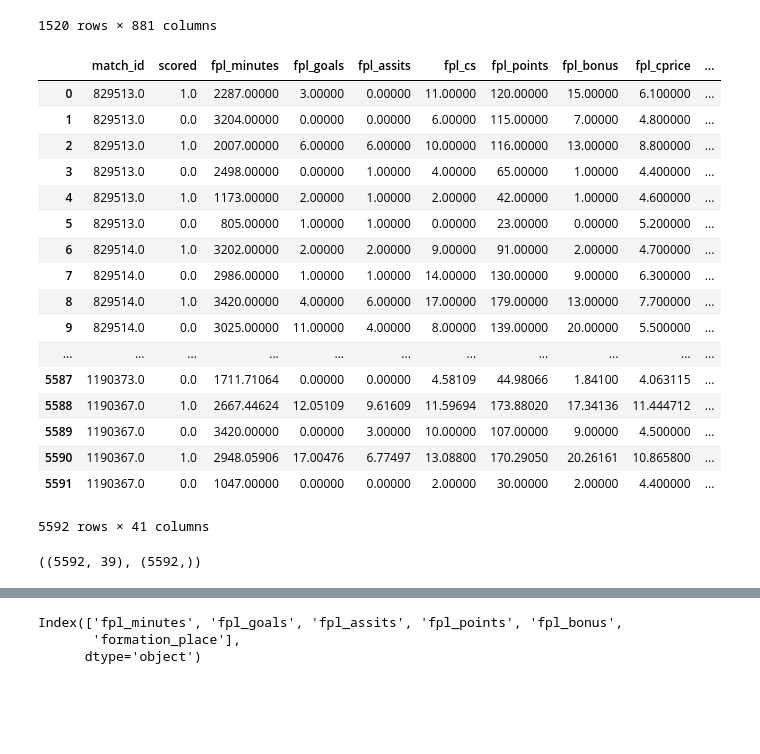
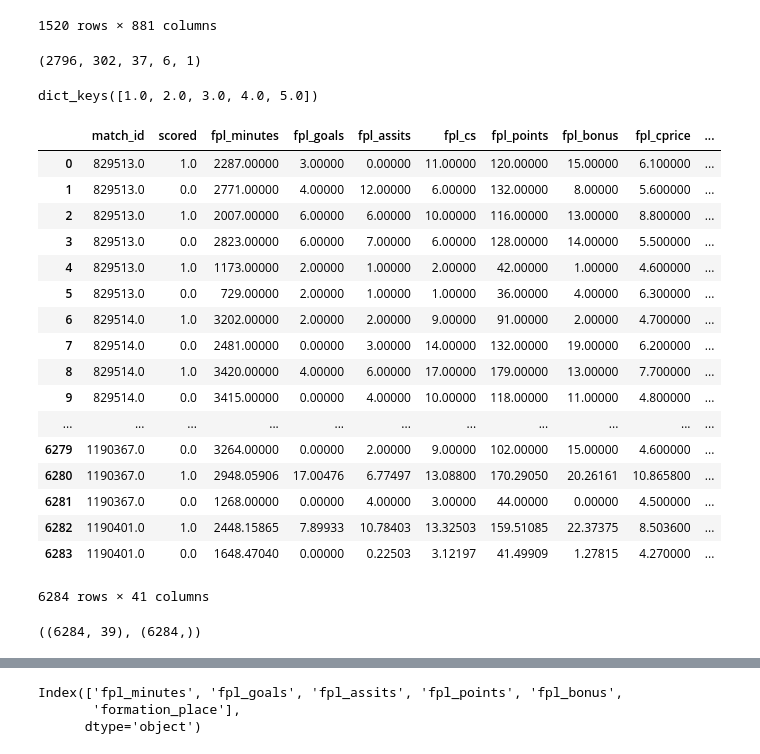
Before and after one commit to DeniSusanto/premier_league_data_mining, a Jupyter notebook: player_goal_prediction.ipynb, the cells around one changed output, grey strips where cells are left out. Saved outputs shown, nothing was run; the diff lists cells and outputs as text; code cells hidden in the pictures; blank space fills up the shorter version.

```diff
--- a/player_goal_prediction.ipynb
+++ b/player_goal_prediction.ipynb
@@ -200,26 +349,34 @@ complete_season_df
+# %%
+len(players_goal_dict[1]), len(players_goal_dict[2]),len(players_goal_dict[3]),len(players_goal_dict[4]),len(players_goal_dict[5])
+# %% [output]
+(2796, 302, 37, 6, 1)
+# %%
+players_goal_dict.keys()
+# %% [output]
+dict_keys([1.0, 2.0, 3.0, 4.0, 5.0])
 # %%
-goal_pred_path = "master_data_ver2/goal_prediction.csv"
+goal_pred_path = "master_data_ver2/goal_prediction_UPDATED.csv"
 goal_pred_df = pd.read_csv(goal_pred_path)
 goal_pred_df
 # %% [output]
 |  | match_id | scored | fpl_minutes | fpl_goals | fpl_assits | fpl_cs | fpl_points | fpl_bonus | fpl_cprice | ... |
 | 0 | 829513.0 | 1.0 | 2287.00000 | 3.00000 | 0.00000 | 11.00000 | 120.00000 | 15.00000 | 6.100000 | ... |
-| 1 | 829513.0 | 0.0 | 3204.00000 | 0.00000 | 0.00000 | 6.00000 | 115.00000 | 7.00000 | 4.800000 | ... |
+| 1 | 829513.0 | 0.0 | 2771.00000 | 4.00000 | 12.00000 | 6.00000 | 132.00000 | 8.00000 | 5.600000 | ... |
 | 2 | 829513.0 | 1.0 | 2007.00000 | 6.00000 | 6.00000 | 10.00000 | 116.00000 | 13.00000 | 8.800000 | ... |
-| 3 | 829513.0 | 0.0 | 2498.00000 | 0.00000 | 1.00000 | 4.00000 | 65.00000 | 1.00000 | 4.400000 | ... |
+| 3 | 829513.0 | 0.0 | 2823.00000 | 6.00000 | 7.00000 | 6.00000 | 128.00000 | 14.00000 | 5.500000 | ... |
 | 4 | 829513.0 | 1.0 | 1173.00000 | 2.00000 | 1.00000 | 2.00000 | 42.00000 | 1.00000 | 4.600000 | ... |
-| 5 | 829513.0 | 0.0 | 805.00000 | 1.00000 | 1.00000 | 0.00000 | 23.00000 | 0.00000 | 5.200000 | ... |
+| 5 | 829513.0 | 0.0 | 729.00000 | 2.00000 | 1.00000 | 1.00000 | 36.00000 | 4.00000 | 6.300000 | ... |
 | 6 | 829514.0 | 1.0 | 3202.00000 | 2.00000 | 2.00000 | 9.00000 | 91.00000 | 2.00000 | 4.700000 | ... |
-| 7 | 829514.0 | 0.0 | 2986.00000 | 1.00000 | 1.00000 | 14.00000 | 130.00000 | 9.00000 | 6.300000 | ... |
+| 7 | 829514.0 | 0.0 | 2481.00000 | 0.00000 | 3.00000 | 14.00000 | 132.00000 | 19.00000 | 6.200000 | ... |
 | 8 | 829514.0 | 1.0 | 3420.00000 | 4.00000 | 6.00000 | 17.00000 | 179.00000 | 13.00000 | 7.700000 | ... |
-| 9 | 829514.0 | 0.0 | 3025.00000 | 11.00000 | 4.00000 | 8.00000 | 139.00000 | 20.00000 | 5.500000 | ... |
+| 9 | 829514.0 | 0.0 | 3415.00000 | 0.00000 | 4.00000 | 10.00000 | 118.00000 | 11.00000 | 4.800000 | ... |
 | ... | ... | ... | ... | ... | ... | ... | ... | ... | ... | ... |
-| 5587 | 1190373.0 | 0.0 | 1711.71064 | 0.00000 | 0.00000 | 4.58109 | 44.98066 | 1.84100 | 4.063115 | ... |
-| 5588 | 1190367.0 | 1.0 | 2667.44624 | 12.05109 | 9.61609 | 11.59694 | 173.88020 | 17.34136 | 11.444712 | ... |
-| 5589 | 1190367.0 | 0.0 | 3420.00000 | 0.00000 | 3.00000 | 10.00000 | 107.00000 | 9.00000 | 4.500000 | ... |
-| 5590 | 1190367.0 | 1.0 | 2948.05906 | 17.00476 | 6.77497 | 13.08800 | 170.29050 | 20.26161 | 10.865800 | ... |
-| 5591 | 1190367.0 | 0.0 | 1047.00000 | 0.00000 | 0.00000 | 2.00000 | 30.00000 | 2.00000 | 4.400000 | ... |
+| 6279 | 1190367.0 | 0.0 | 3264.00000 | 0.00000 | 2.00000 | 9.00000 | 102.00000 | 15.00000 | 4.600000 | ... |
+| 6280 | 1190367.0 | 1.0 | 2948.05906 | 17.00476 | 6.77497 | 13.08800 | 170.29050 | 20.26161 | 10.865800 | ... |
+| 6281 | 1190367.0 | 0.0 | 1268.00000 | 0.00000 | 4.00000 | 3.00000 | 44.00000 | 0.00000 | 4.500000 | ... |
+| 6282 | 1190401.0 | 1.0 | 2448.15865 | 7.89933 | 10.78403 | 13.32503 | 159.51085 | 22.37375 | 8.503600 | ... |
+| 6283 | 1190401.0 | 0.0 | 1648.47040 | 0.00000 | 0.22503 | 3.12197 | 41.49909 | 1.27815 | 4.270000 | ... |
-5592 rows × 41 columns
+6284 rows × 41 columns
 # %%
 # data_df = goal_pred_df.drop(columns=['match_id', 'fpl_minutes', 'fpl_goals', 'fpl_assits', 'fpl_cs', 'fpl_points', 'fpl_bonus', 'fpl_cprice'])
 data_df = goal_pred_df.drop(columns=['match_id'])
@@ -227,7 +384,7 @@ X_unp = data_df.iloc[:,1:]
 y = data_df.iloc[:,0]
 X_unp.shape, y.shape
 # %% [output]
-((5592, 39), (5592,))
+((6284, 39), (6284,))
 # %%
 X_v = variance_threshold_selector(X_unp, 0.7)
 X_v.shape
```
Also changed, not shown: parts of 12 cells of this notebook, 5 other files.
